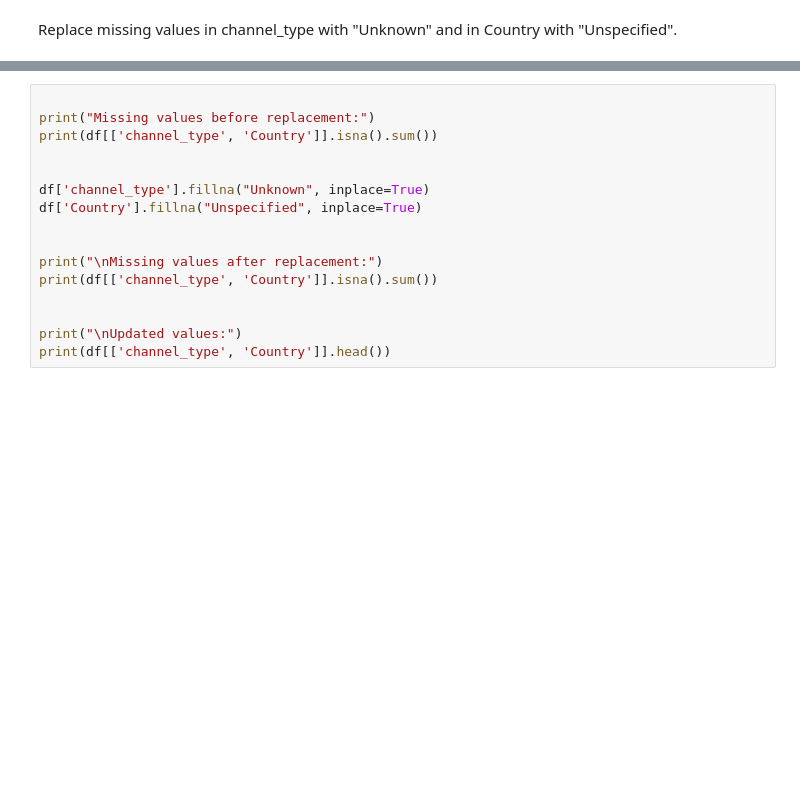
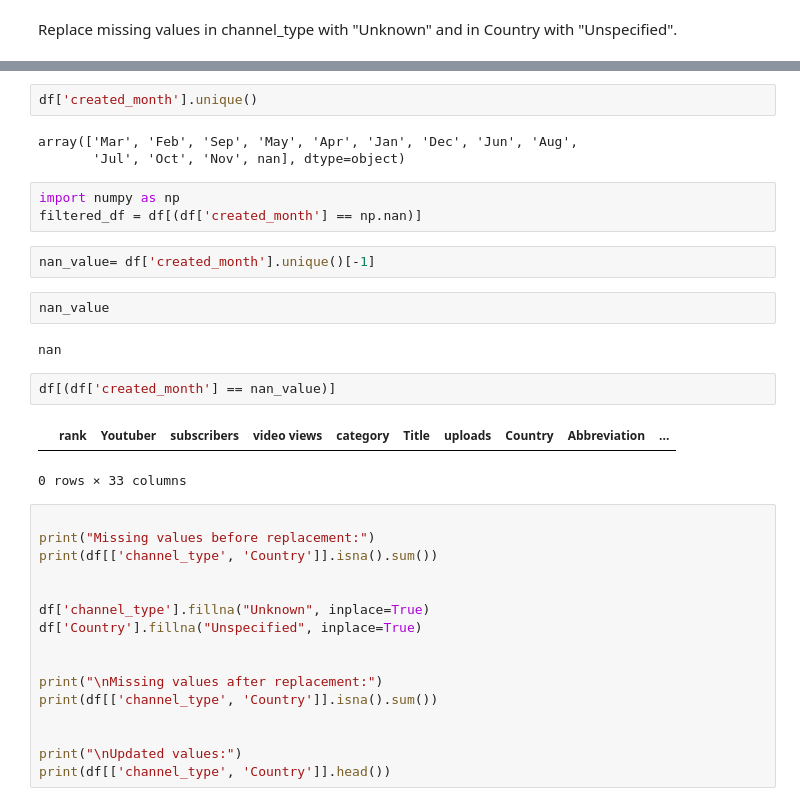
Before and after one commit to SravaniKolanu/Pythonclasses, a Jupyter notebook: PandasOne.ipynb, the cells around one changed output, grey strips where cells are left out. Drawn from its saved outputs; the diff is of its cells as text; blank space fills up the shorter version.

```diff
--- a/PandasOne.ipynb
+++ b/PandasOne.ipynb
@@ -338,3 +341,22 @@ Replace missing values in channel_type with "Unknown" and in Country with "Unspe
+# %%
+df['created_month'].unique()
+# %% [output]
+array(['Mar', 'Feb', 'Sep', 'May', 'Apr', 'Jan', 'Dec', 'Jun', 'Aug',
+       'Jul', 'Oct', 'Nov', nan], dtype=object)
+# %%
+import numpy as np
+filtered_df = df[(df['created_month'] == np.nan)]
+# %%
+nan_value= df['created_month'].unique()[-1]
+# %%
+nan_value
+# %% [output]
+nan
+# %%
+df[(df['created_month'] == nan_value)]
+# %% [output]
+|  | rank | Youtuber | subscribers | video views | category | Title | uploads | Country | Abbreviation | ... |
+0 rows × 33 columns
 # %%
 
 print("Missing values before replacement:")
```
Also changed, not shown: parts of 34 cells of this notebook.
